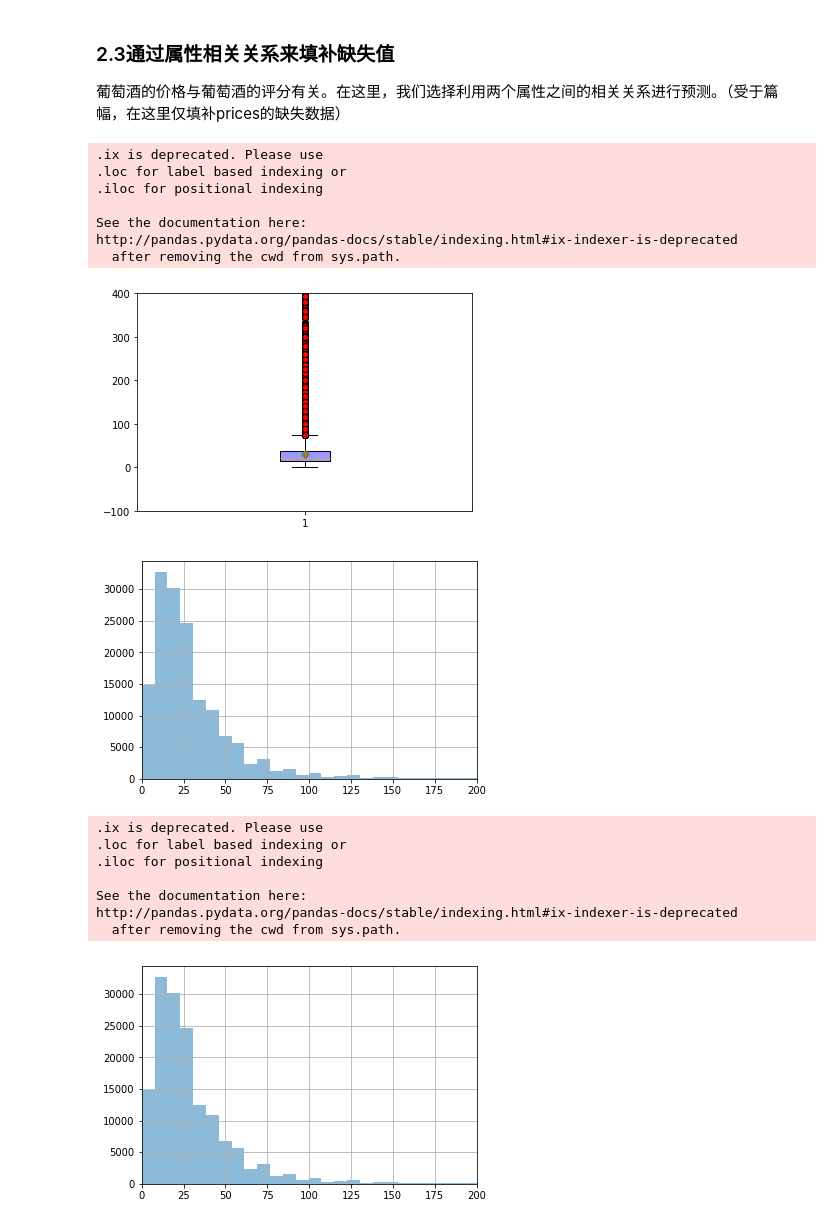
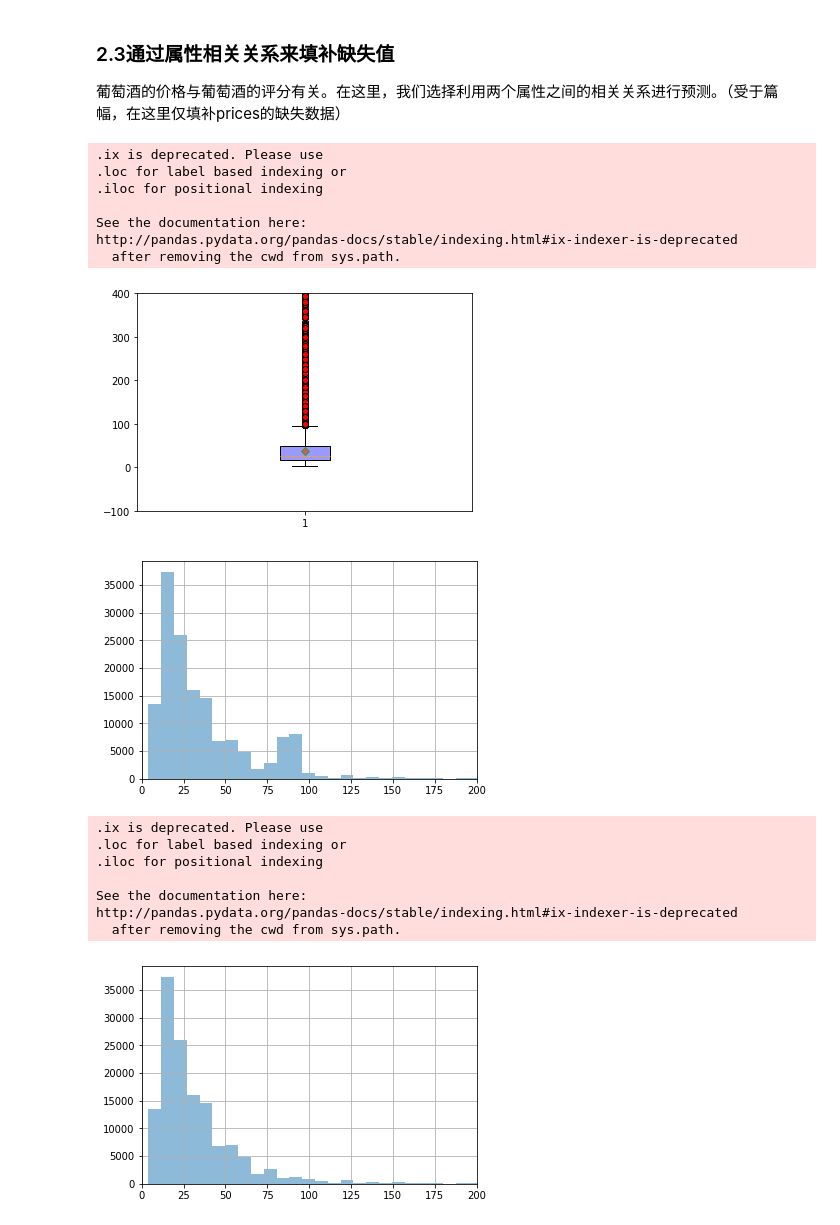
Before and after one commit to tianlanshidai/wzzz, a Jupyter notebook: data_process.ipynb, the cells around one changed output. Drawn from its saved outputs; the diff is of its cells as text; code cells hidden in the pictures.

```diff
--- a/data_process.ipynb
+++ b/data_process.ipynb
@@ -206,41 +210,41 @@ plt.show()
 # %%
 wines_col=wines.copy()
 wines_col['price'].fillna(value=-10,inplace=True)
 for l in range(len(wines_col['price'])):
     if wines_col.ix[l,'price']==-10:
         #rint(wines.ix[l,'price'])
         #print(wines_col.ix[l,'points'])
-        tm=wines_col[wines_col['points']==wines_col.ix[l,'points']&wines_col['country']==wines_col.ix[l,'country']]
+        tm=wines_col[wines_col['points']==wines_col.ix[l,'points']]
         wines_col.ix[l, 'price']=tm['points'].mode()[0]
         #print(tm)
 plt.boxplot(x = wines_col['price'], # 指定绘图数据
             patch_artist=True, # 要求用自定义颜色填充盒形图，默认白色填充
             showmeans=True, # 以点的形式显示均值
             boxprops = {'color':'black','facecolor':'#9999ff'}, # 设置箱体属性，填充色和边框色
             flierprops = {'marker':'o','markerfacecolor':'red','color':'black'}, # 设置异常值属性，点的形状、填充色和边框色
             meanprops = {'marker':'D','markerfacecolor':'indianred'}, # 设置均值点的属性，点的形状、填充色
             medianprops = {'linestyle':'--','color':'orange'}) # 设置中位数线的属性，线的类型和颜色
 # 设置y轴的范围
 plt.ylim(75,105)
 plt.tick_params(top='off', right='off')
 plt.ylim(-100,400)
 plt.tick_params(top='off', right='off')
 plt.show()
 # %% [output]
 .ix is deprecated. Please use
 .loc for label based indexing or
 .iloc for positional indexing
 
 See the documentation here:
 http://pandas.pydata.org/pandas-docs/stable/indexing.html#ix-indexer-is-deprecated
   after removing the cwd from sys.path.
-[figure, old version]
+[figure, new version]
 # %%
 plt.xlim(0,200)
 wines_col['price'].hist(alpha=0.5,bins=300)
 plt.show()
 # %% [output]
-[figure, old version]
+[figure, new version]
 # %%
 
 wines_obj=wines.copy()
@@ -263,4 +267,4 @@ plt.xlim(0,200)
 wines_obj['price'].hist(alpha=0.5,bins=300)
 plt.show()
 # %% [output]
-[figure, old version]
+[figure, new version]
```
Also changed, not shown: parts of 11 cells of this notebook.
